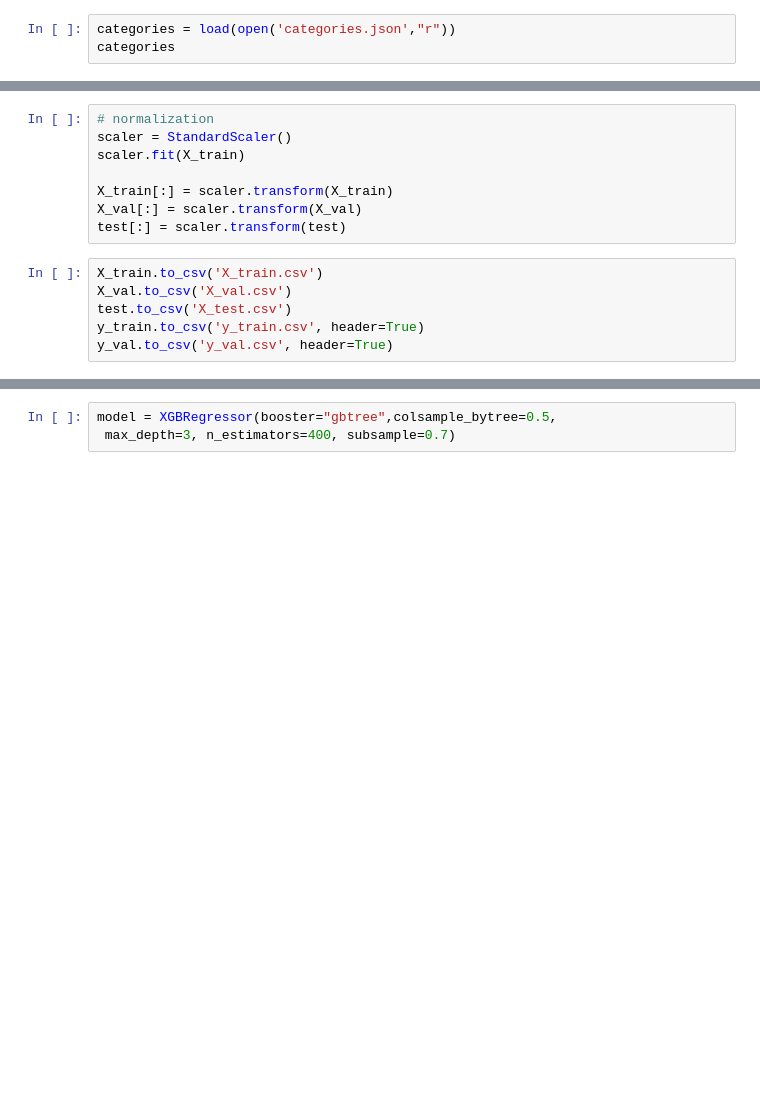
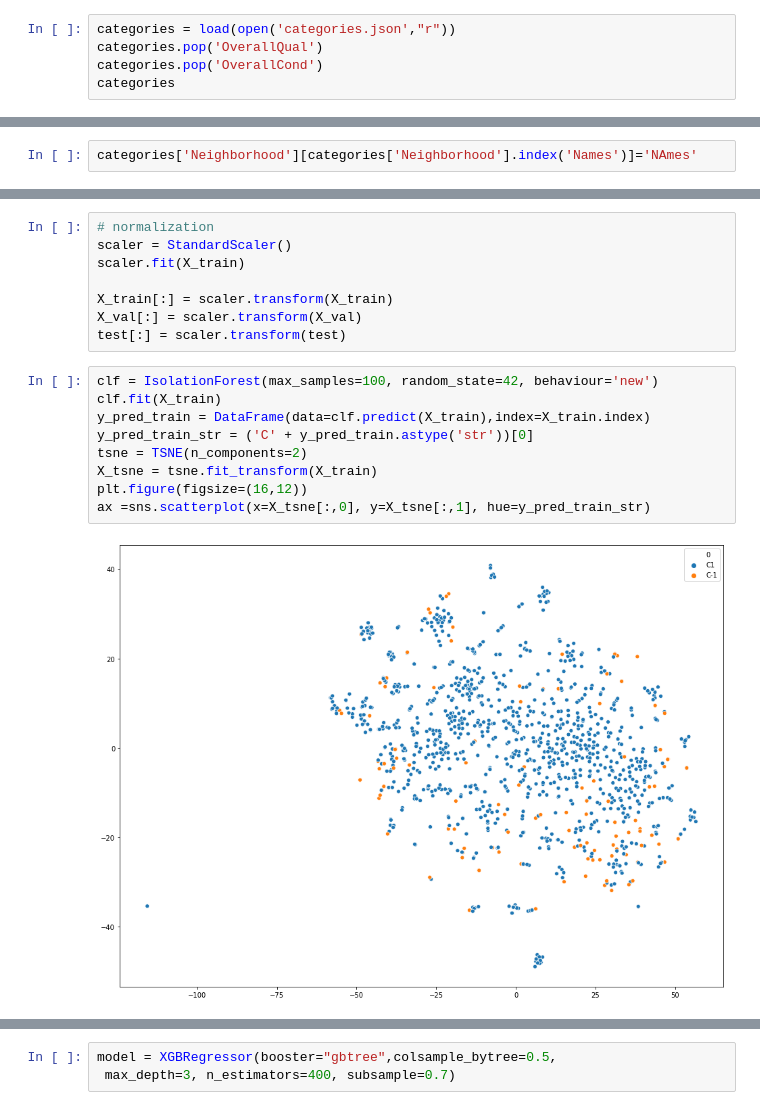
Before and after one commit to Simplon-IA-Bdx-1/house-prices-nicolasa-guillaume, a Jupyter notebook: XGBoost.ipynb, the cells around one changed output, grey strips where cells are left out. Cells and saved outputs as stored; diff of their text form; blank space fills up the shorter version.

```diff
--- a/XGBoost.ipynb
+++ b/XGBoost.ipynb
@@ -25,6 +27,8 @@ fixed_seed=1234578416
 train80, valid20 = train_test_split(fulltrain, test_size=0.2, random_state=fixed_seed)
 # %%
 categories = load(open('categories.json',"r"))
+categories.pop('OverallQual')
+categories.pop('OverallCond')
 categories
 # %% [output]
 {'MSSubClass': [20,
@@ -68,6 +73,8 @@ A value is trying to be set on a copy of a slice from a DataFrame
 
 See the caveats in the documentation: http://pandas.pydata.org/pandas-docs/stable/indexing.html#indexing-view-versus-copy
   errors=errors)
+# %%
+categories['Neighborhood'][categories['Neighborhood'].index('Names')]='NAmes'
 # %%
 qual_columns
 # %% [output]
@@ -346,9 +353,14 @@ scaler.fit(X_train)
 X_train[:] = scaler.transform(X_train)
 X_val[:] = scaler.transform(X_val)
 test[:] = scaler.transform(test)
-# %%
-X_train.to_csv('X_train.csv')
-X_val.to_csv('X_val.csv')
-test.to_csv('X_test.csv')
-y_train.to_csv('y_train.csv', header=True)
-y_val.to_csv('y_val.csv', header=True)
+# %%
+clf = IsolationForest(max_samples=100, random_state=42, behaviour='new')
+clf.fit(X_train)
+y_pred_train = DataFrame(data=clf.predict(X_train),index=X_train.index)
+y_pred_train_str = ('C' + y_pred_train.astype('str'))[0]
+tsne = TSNE(n_components=2)
+X_tsne = tsne.fit_transform(X_train)
+plt.figure(figsize=(16,12))
+ax =sns.scatterplot(x=X_tsne[:,0], y=X_tsne[:,1], hue=y_pred_train_str)
+# %% [output]
+[figure, added]
```
Also changed, not shown: parts of 19 cells of this notebook.
